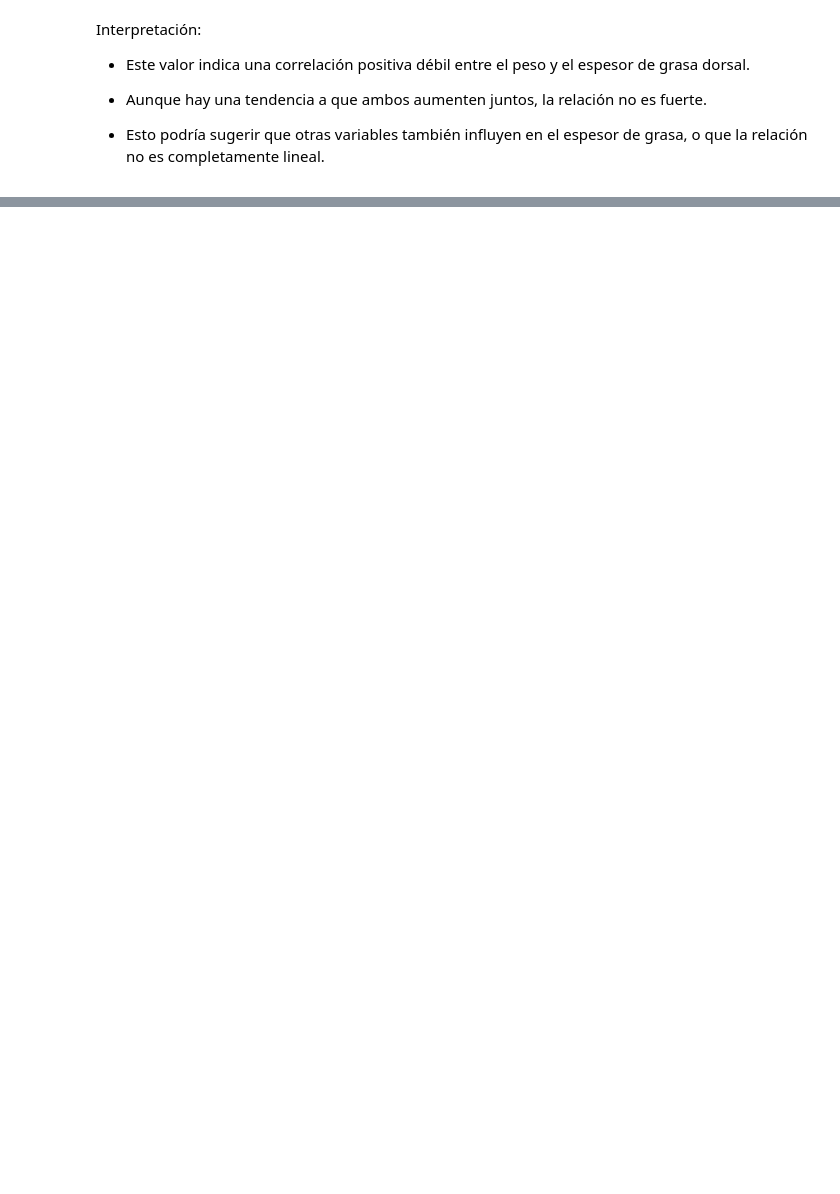
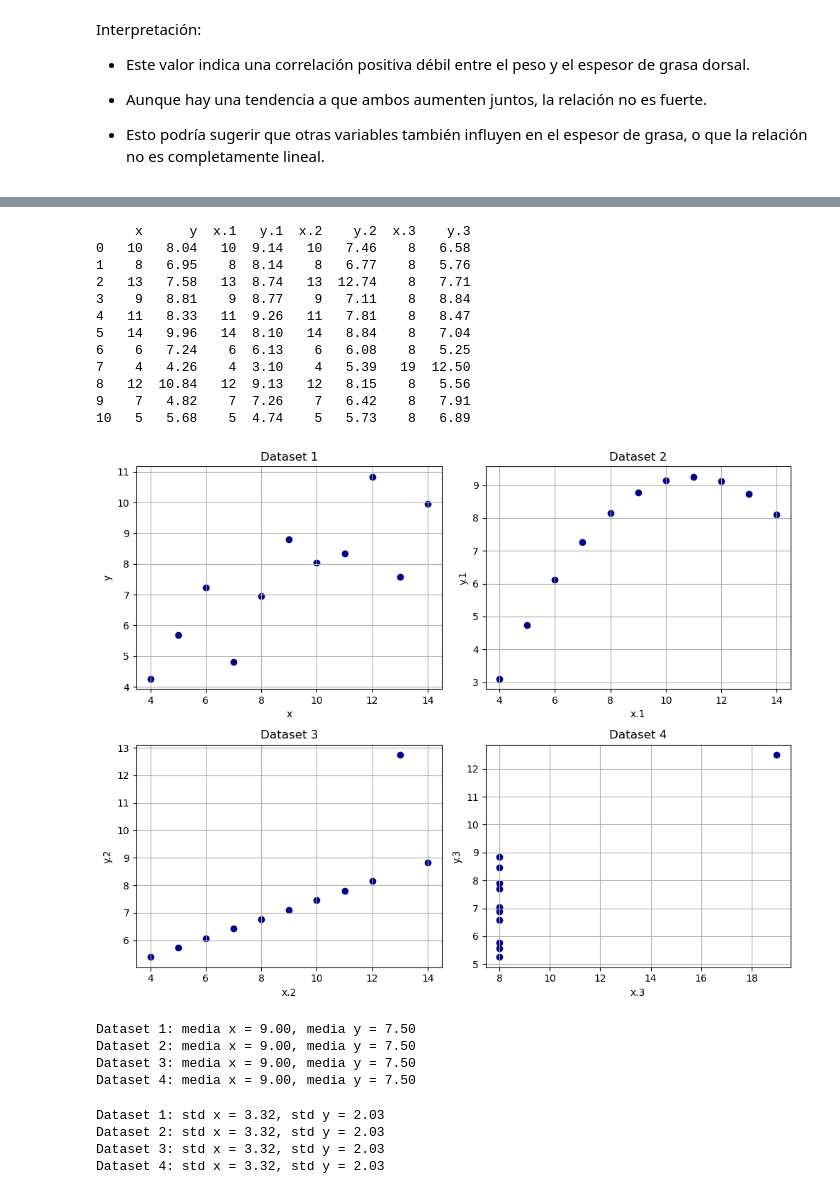
Before and after one commit to juanmanuellucero/RegresionAvanzada, a Jupyter notebook: TP - Regresion Avanzada.ipynb, the cells around one changed output, grey strips where cells are left out. Cells and saved outputs as stored; diff of their text form; code cells hidden in the pictures; blank space fills up the shorter version.

```diff
--- a/TP - Regresion Avanzada.ipynb
+++ b/TP - Regresion Avanzada.ipynb
@@ -52,0 +66,60 @@ Interpretación:
+# %%
+import matplotlib.pyplot as plt
+import pandas as pd
+
+df_col = pd.read_excel("anscombe.xlsx", skiprows=1)
+
+print(df_col)
+
+columnas_x = ['x', 'x.1', 'x.2', 'x.3']
+columnas_y = ['y', 'y.1', 'y.2', 'y.3']
+titulos = ['Dataset 1', 'Dataset 2', 'Dataset 3', 'Dataset 4']
+
+fig, axs = plt.subplots(2, 2, figsize=(10, 8))
+axs = axs.flatten()
+
+for i in range(4):
+    x = df_col[columnas_x[i]]
+    y = df_col[columnas_y[i]]
+    axs[i].scatter(x, y, color='darkblue')
+    axs[i].set_title(titulos[i])
+    axs[i].set_xlabel(columnas_x[i])
+    axs[i].set_ylabel(columnas_y[i])
+    axs[i].grid(True)
+
+plt.tight_layout()
+plt.show()
+# %% [output]
+     x      y  x.1   y.1  x.2    y.2  x.3    y.3
+0   10   8.04   10  9.14   10   7.46    8   6.58
+1    8   6.95    8  8.14    8   6.77    8   5.76
+2   13   7.58   13  8.74   13  12.74    8   7.71
+3    9   8.81    9  8.77    9   7.11    8   8.84
+4   11   8.33   11  9.26   11   7.81    8   8.47
+5   14   9.96   14  8.10   14   8.84    8   7.04
+6    6   7.24    6  6.13    6   6.08    8   5.25
+7    4   4.26    4  3.10    4   5.39   19  12.50
+8   12  10.84   12  9.13   12   8.15    8   5.56
+9    7   4.82    7  7.26    7   6.42    8   7.91
+10   5   5.68    5  4.74    5   5.73    8   6.89
+[figure, added]
+# %%
+for i in range(4):
+    mean_x = df_col[columnas_x[i]].mean()
+    mean_y = df_col[columnas_y[i]].mean()
+    print(f'{titulos[i]}: media x = {mean_x:.2f}, media y = {mean_y:.2f}')
+# %% [output]
+Dataset 1: media x = 9.00, media y = 7.50
+Dataset 2: media x = 9.00, media y = 7.50
+Dataset 3: media x = 9.00, media y = 7.50
+Dataset 4: media x = 9.00, media y = 7.50
+# %%
+for i in range(4):
+    std_x = df_col[columnas_x[i]].std()
+    std_y = df_col[columnas_y[i]].std()
+    print(f'{titulos[i]}: std x = {std_x:.2f}, std y = {std_y:.2f}')
+# %% [output]
+Dataset 1: std x = 3.32, std y = 2.03
+Dataset 2: std x = 3.32, std y = 2.03
+Dataset 3: std x = 3.32, std y = 2.03
+Dataset 4: std x = 3.32, std y = 2.03
```
Also changed, not shown: parts of 65 cells of this notebook.
